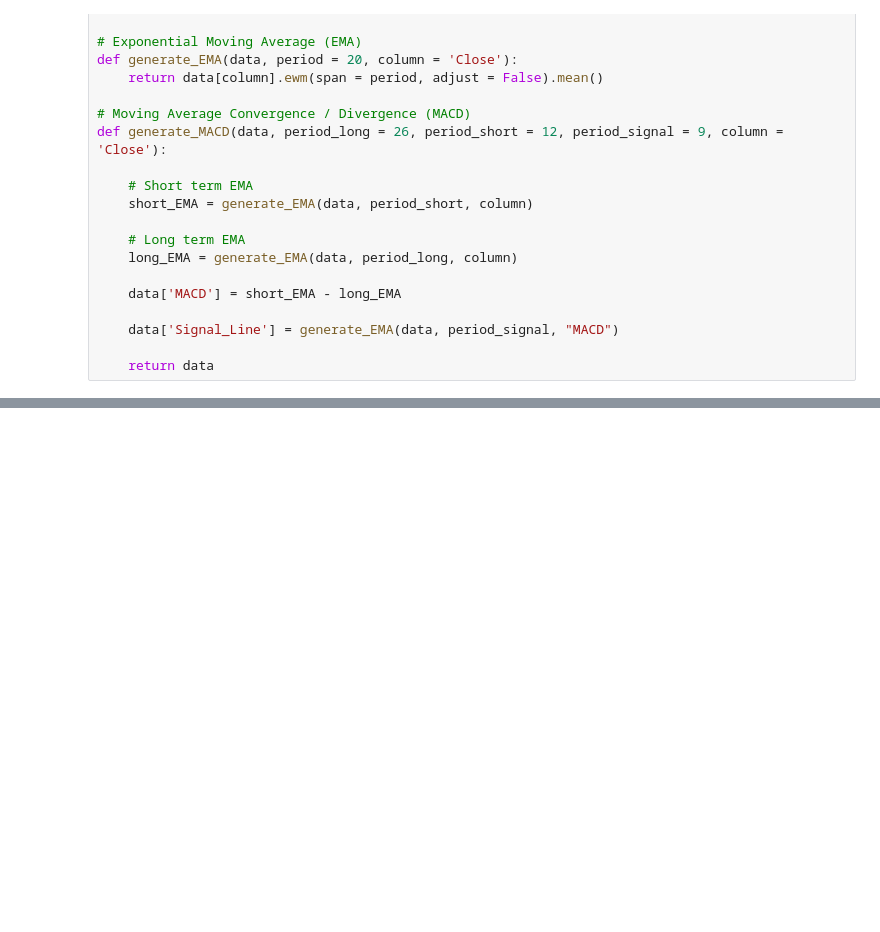
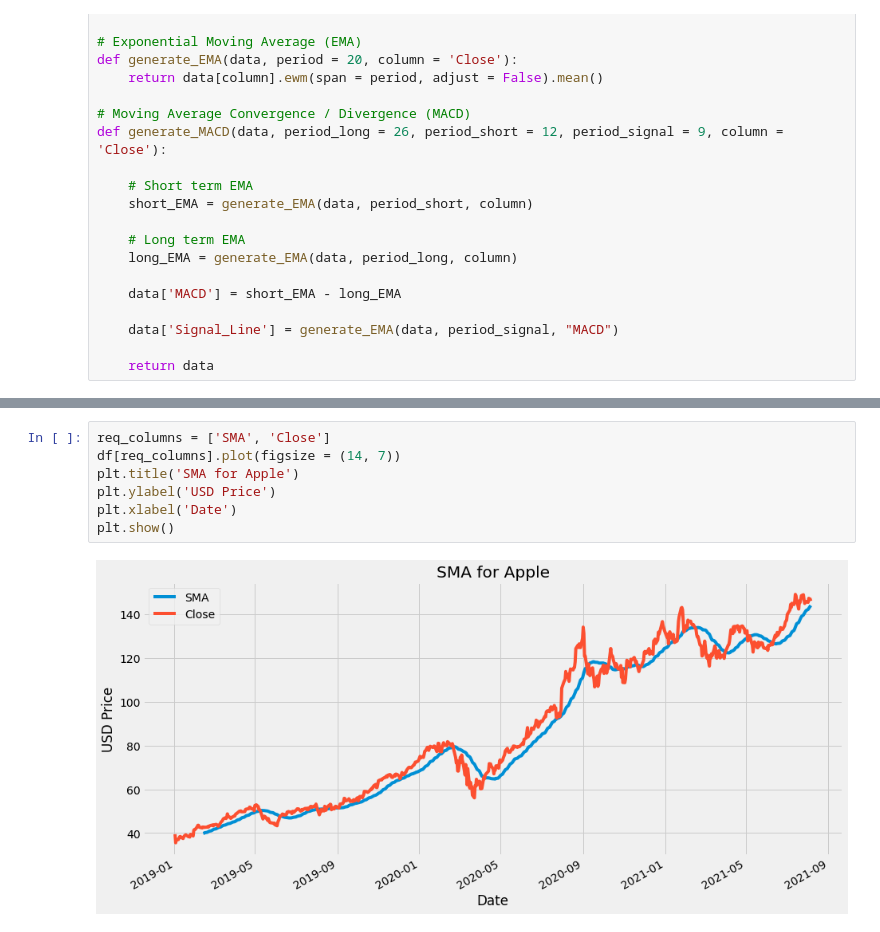
Before and after one commit to sohansputhran/StockMarketApp, a Jupyter notebook: technical_indicators/notebook.ipynb, the cells around one changed output, grey strips where cells are left out. Drawn from its saved outputs; the diff is of its cells as text; blank space fills up the shorter version.

```diff
--- a/technical_indicators/notebook.ipynb
+++ b/technical_indicators/notebook.ipynb
@@ -98,0 +124,9 @@ def generate_RSI(data, period = 14, column = 'Close'):
+# %%
+req_columns = ['SMA', 'Close']
+df[req_columns].plot(figsize = (14, 7))
+plt.title('SMA for Apple')
+plt.ylabel('USD Price')
+plt.xlabel('Date')
+plt.show()
+# %% [output]
+[figure, added]
```
Also changed, not shown: parts of 8 cells of this notebook.
